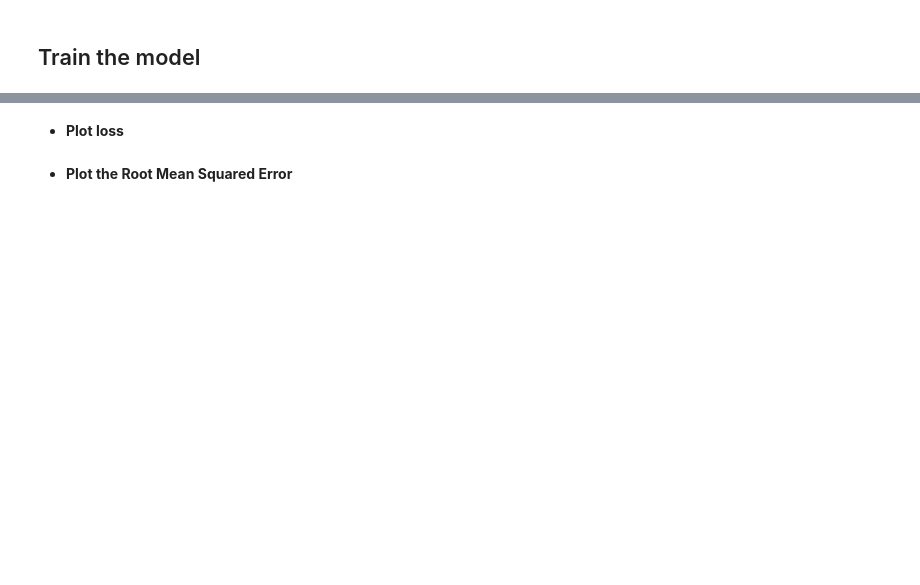
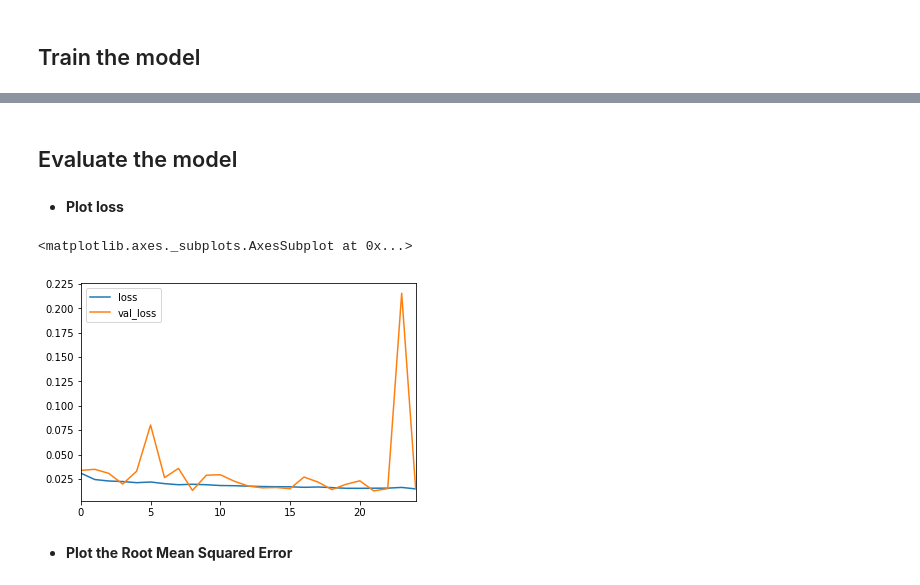
Before and after one commit to ikerey/Deep-Learning-with-TensorFlow2-Keras, a Jupyter notebook: Notebooks/2-CNNs/2-Regression.ipynb, the cells around one changed output, grey strips where cells are left out. Cells and saved outputs as stored; diff of their text form; code cells hidden in the pictures; blank space fills up the shorter version.

```diff
--- a/Notebooks/2-CNNs/2-Regression.ipynb
+++ b/Notebooks/2-CNNs/2-Regression.ipynb
@@ -280,8 +301,15 @@ KeyboardInterrupt:
+# %%
+metrics = pd.read_json('regression_history.json')
+# %% [markdown]
+<a id='evaluate'></a>
+## Evaluate the model
 # %% [markdown]
 - **Plot loss**
 # %%
-metrics = pd.DataFrame(model.history.history)
 metrics[['loss', 'val_loss']].plot()
+# %% [output]
+<matplotlib.axes._subplots.AxesSubplot at 0x...>
+[figure, added]
 # %% [markdown]
 - **Plot the Root Mean Squared Error**
 # %%
```
Also changed, not shown: parts of 26 cells of this notebook, 2 other files.
